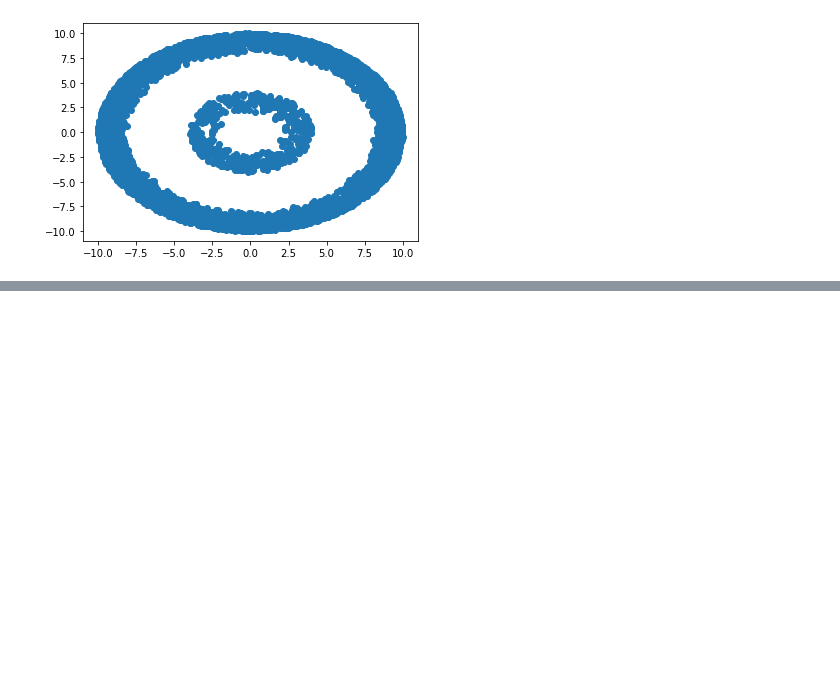
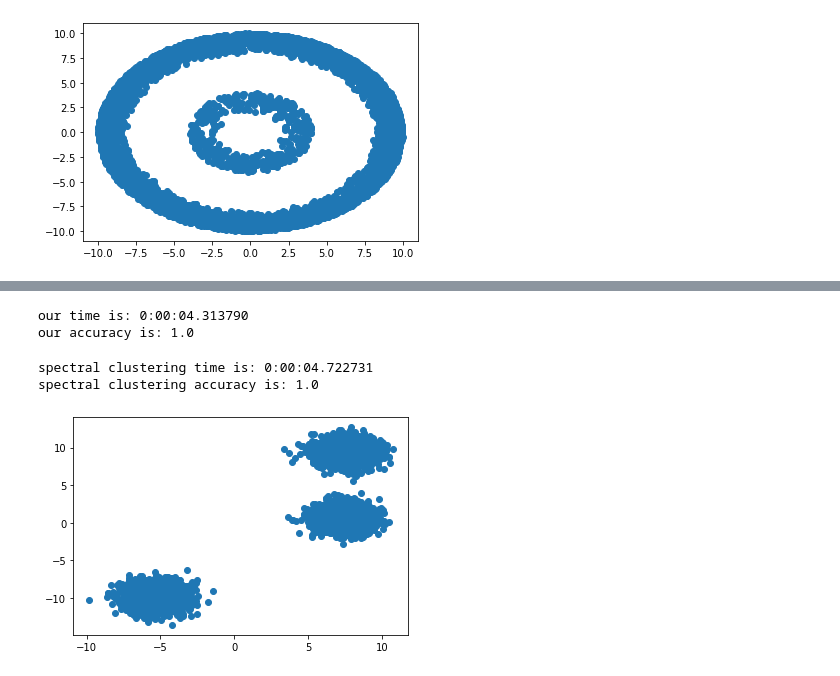
Before and after one commit to sahelyiyi/LocClustNLasso, a Jupyter notebook: loc_clust_kmeans.ipynb, the cells around one changed output, grey strips where cells are left out. Saved outputs shown, nothing was run; the diff lists cells and outputs as text; code cells hidden in the pictures; blank space fills up the shorter version.

```diff
--- a/loc_clust_kmeans.ipynb
+++ b/loc_clust_kmeans.ipynb
@@ -343,0 +552,13 @@ spectral clustering accuracy:  1.0
+# %%
+blobs = datasets.make_blobs(n_samples=n_samples, random_state=8)
+
+points = blobs[0]
+true_labels = blobs[1]
+
+run_more_plots(points, true_labels, 20, 1.0, 0.09, 0.01, 3)
+# %% [output]
+our time is: 0:00:04.313790
+our accuracy is: 1.0
+spectral clustering time is: 0:00:04.722731
+spectral clustering accuracy is: 1.0
+[figure, added]
```
Also changed, not shown: parts of 5 cells of this notebook.
